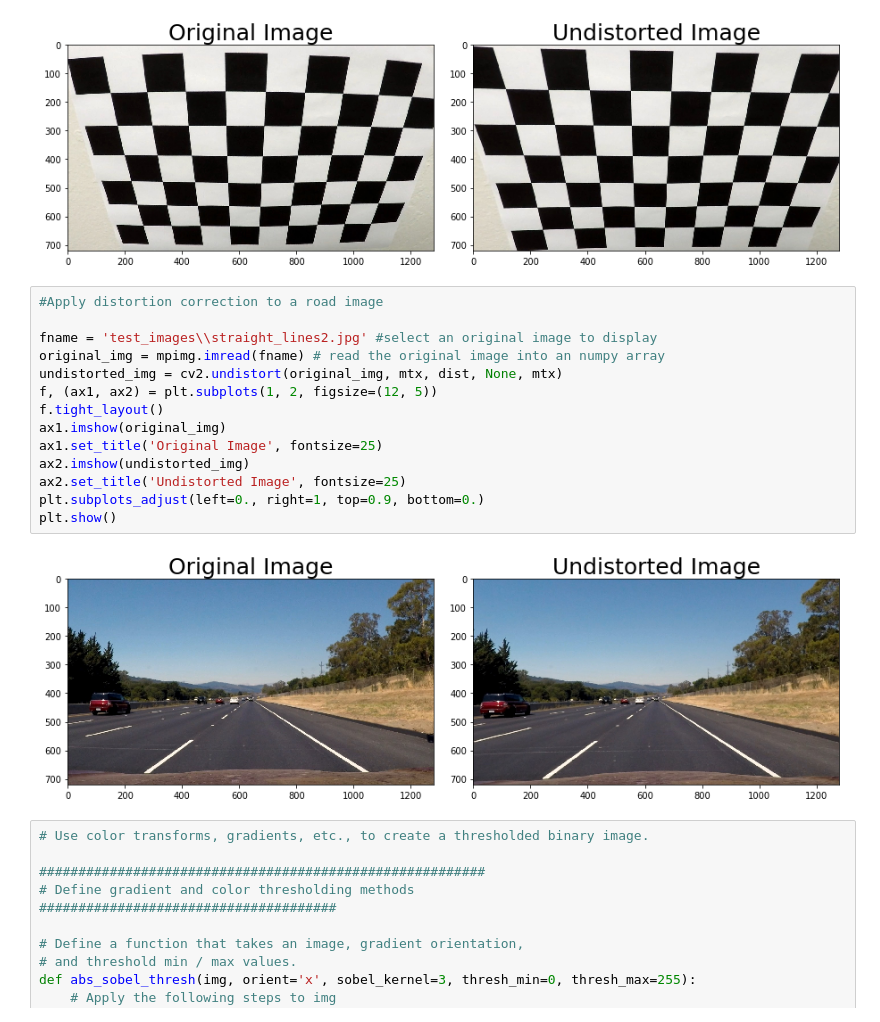
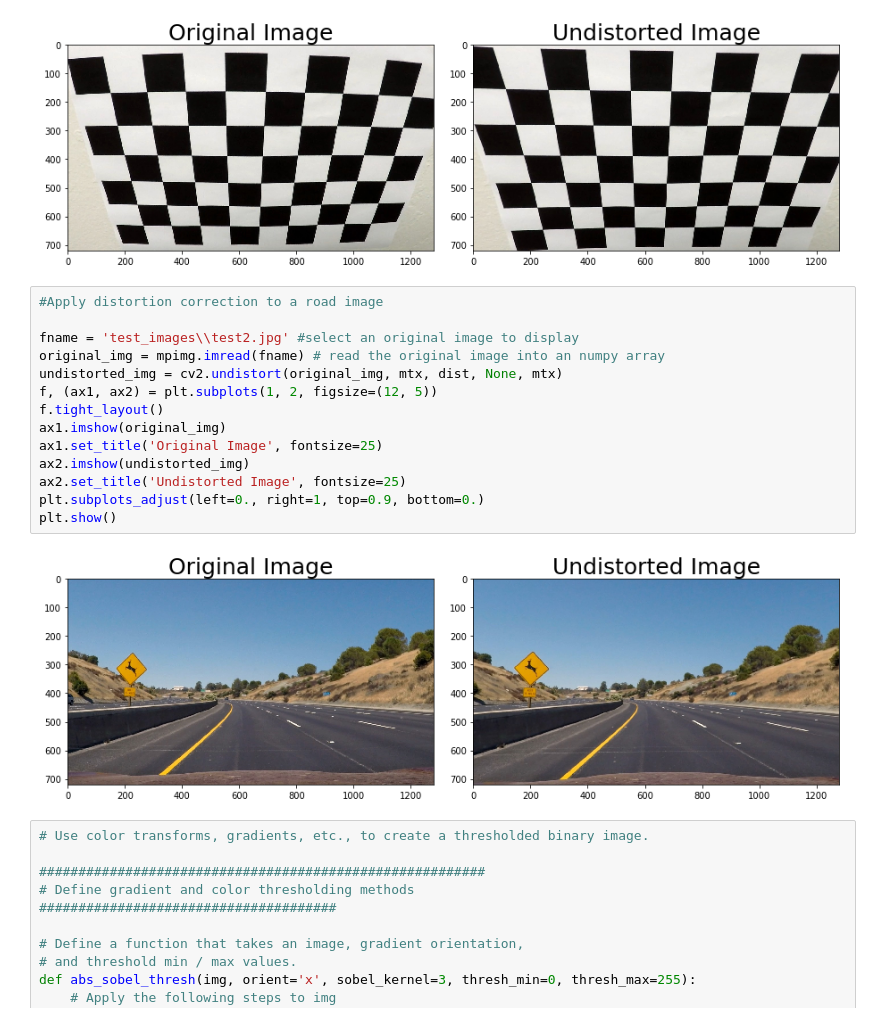
Before and after one commit to KenOverholt/CarND-Advanced-Lane-Lines, a Jupyter notebook: Advanced Lane Finding.ipynb, the cells around one changed output. Drawn from its saved outputs; the diff is of its cells as text.

```diff
--- a/Advanced Lane Finding.ipynb
+++ b/Advanced Lane Finding.ipynb
@@ -67,19 +67,19 @@ plt.show()
 # %%
 #Apply distortion correction to a road image
 
-fname = 'test_images\\straight_lines2.jpg' #select an original image to display
+fname = 'test_images\\test2.jpg' #select an original image to display
 original_img = mpimg.imread(fname) # read the original image into an numpy array
 undistorted_img = cv2.undistort(original_img, mtx, dist, None, mtx)
 f, (ax1, ax2) = plt.subplots(1, 2, figsize=(12, 5))
 f.tight_layout()
 ax1.imshow(original_img)
 ax1.set_title('Original Image', fontsize=25)
 ax2.imshow(undistorted_img)
 ax2.set_title('Undistorted Image', fontsize=25)
 plt.subplots_adjust(left=0., right=1, top=0.9, bottom=0.)
 plt.show()
 # %% [output]
-[figure, old version]
+[figure, new version]
 # %%
 # Use color transforms, gradients, etc., to create a thresholded binary image.
 
```
Also changed, not shown: parts of 6 cells of this notebook.
